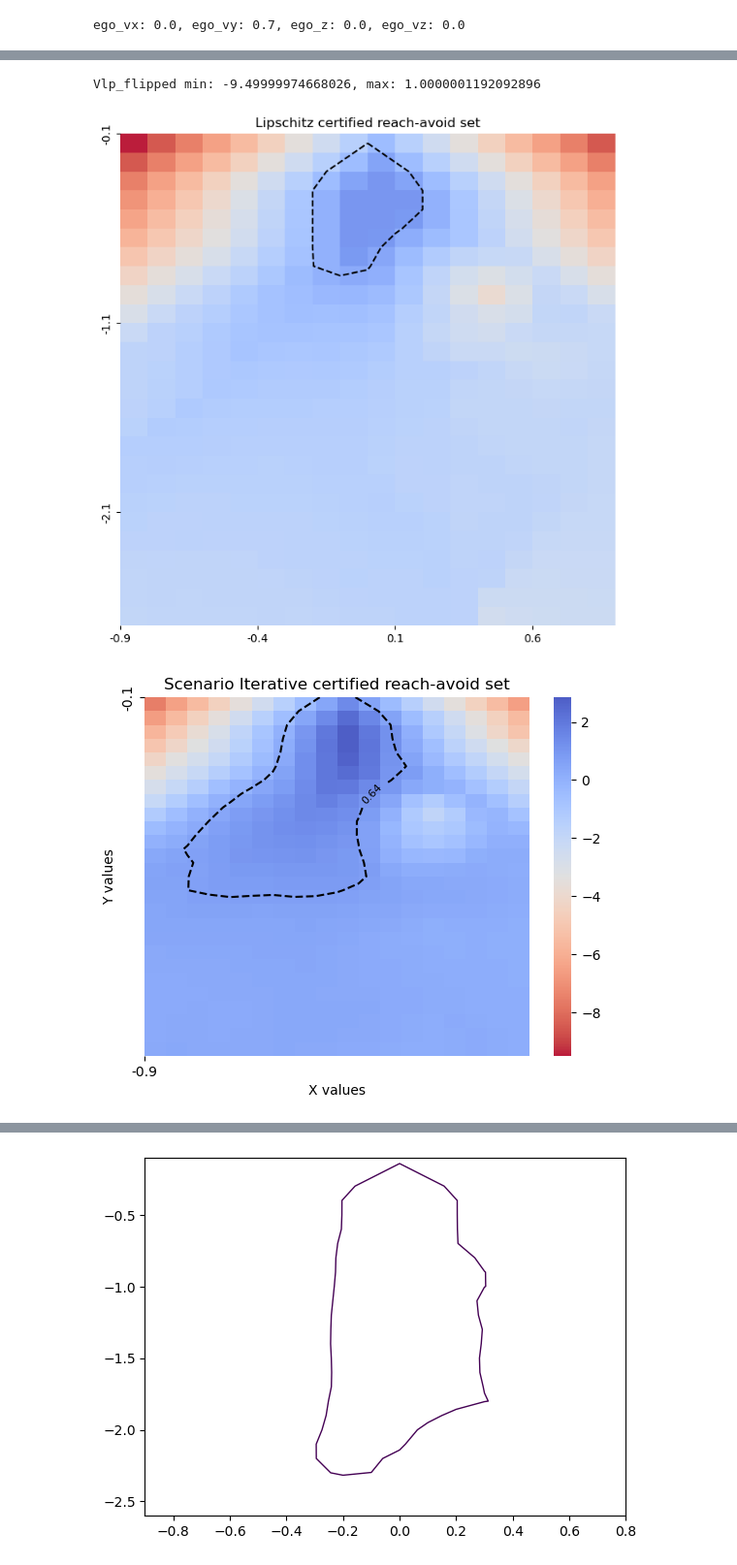
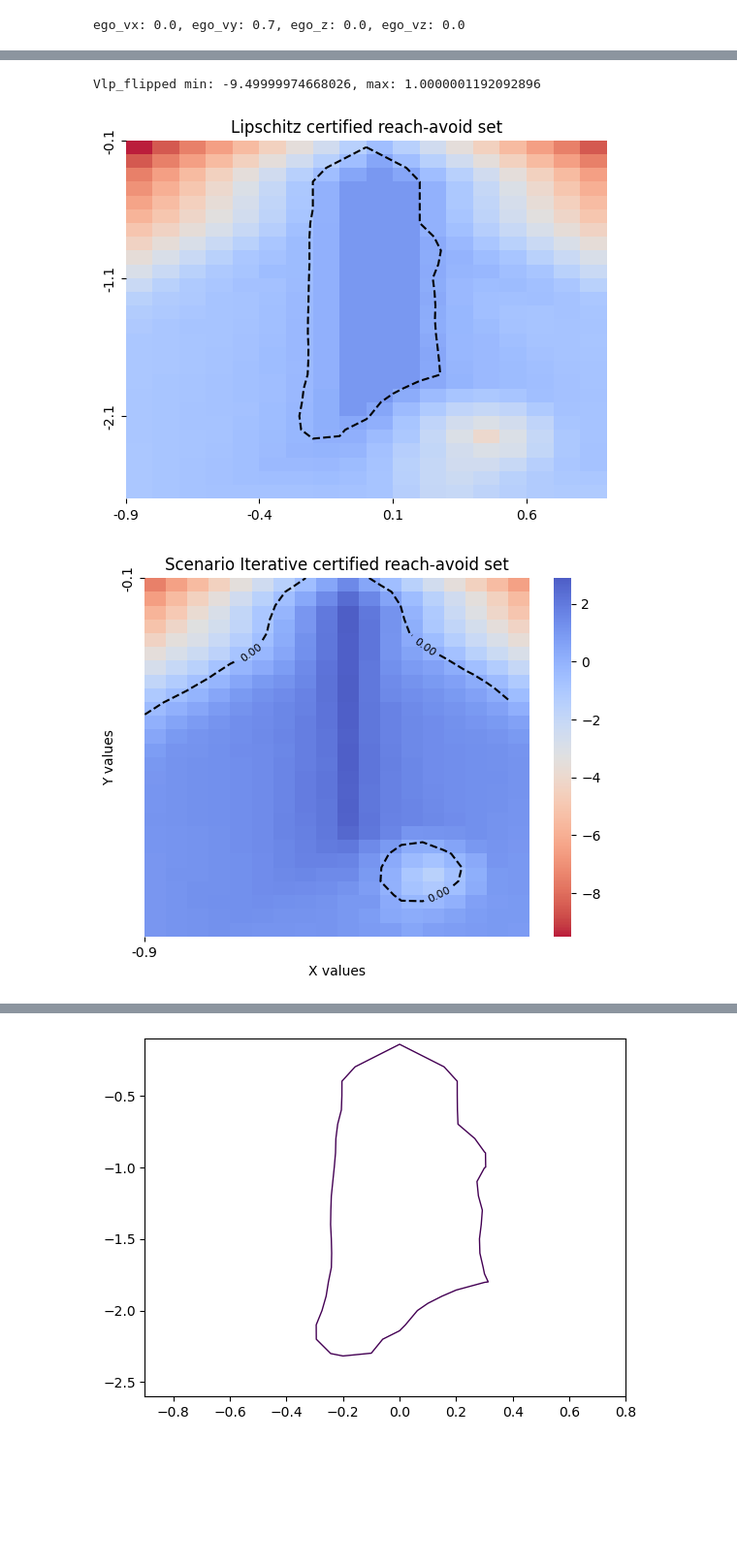
Before and after one commit to ebonyelsmith/Hierarchical_Probabilistic_Verification, a Jupyter notebook: experiment_script/droneracing_post_training_DDPG_eval_new_ebonye_updated_nodisturbance_newest_pipeline.ipynb, the cells around one changed output, grey strips where cells are left out. Shown at 97% size. Drawn from its saved outputs; the diff is of its cells as text; code cells hidden in the pictures; blank space fills up the shorter version.

```diff
--- a/experiment_script/droneracing_post_training_DDPG_eval_new_ebonye_updated_nodisturbance_newest_pipeline.ipynb
+++ b/experiment_script/droneracing_post_training_DDPG_eval_new_ebonye_updated_nodisturbance_newest_pipeline.ipynb
@@ -804,6 +811,6 @@ plt.show()
 # %%
-confidence = 0.97
-delt = 1e-16
+confidence = 0.9 # 0.97
+delt = 1e-3 #1e-16
 factor = 1
 label = 0
 # %%
@@ -2113,7 +2144,7 @@ def beta(T, Lf, Ld, epsilon_x, epsilon_d):
     tmp = 0
     # gamma = args.gamma
     tmp = Lf**T * epsilon_x #+ (1-Lf**(T))/(1-Lf)*Ld * epsilon_d #* Lf
-    print(f"radius at time {T}: {tmp}")
+    # print(f"radius at time {T}: {tmp}")
     return tmp * certification_gamma**T
 # replace beta function with radius of probabilistic estimation from scenario optimzation
 
@@ -2211,7 +2242,7 @@ Ld = 0.1
 epsilon_d = 0.1 #### try to make this larger and see what happens
 epsilon_x = 0.1 # 0.02, 0.05, 0.01, 0.1
 gamma = 0.95
-horizon = 30 #20
+horizon = 20
 env = gym.make(args.task)
 
 #Lipschitz
@@ -2917,7 +2932,7 @@ y_interval = 10
 # x_interval = 30
 # y_interval = 60
 
-fig, ax = plt.subplots(figsize=(8, 8))
+fig, ax = plt.subplots() #(figsize=(8, 8))
 fig2, ax2 = plt.subplots()
 fig5, ax5 = plt.subplots()
 fig3, ax3 = plt.subplots()
@@ -2954,6 +2969,7 @@ ax.set_yticklabels(np.round(y[::-y_interval], 1))
 # contours1 = ax.contour((X+0.9)*50, (Y+2.6)*50, Vlp_flipped, levels=[0], colors='black', linestyles='dashed')
 # contours1 = ax.contour((X+0.9)*20, (Y+2.6)*20, Vlp_flipped, levels=[0], colors='black', linestyles='dashed')
 contours1 = ax.contour((X+0.9)*10, (Y+2.6)*10, Vlp_flipped, levels=[0], colors='black', linestyles='dashed')
+# contours1 = ax.contour((X+0.9)*(1/epsilon_x), (Y+2.6)*(1/epsilon_x), Vlp_flipped, levels=[0], colors='black', linestyles='dashed')
 print(f"Vlp_flipped min: {Vlp_flipped.min()}, max: {Vlp_flipped.max()}")
 # add colorbar to the plot
 # cbar = fig.colorbar(contours1, ax=ax, orientation='vertical')
@@ -2974,8 +2990,10 @@ sns.heatmap(V_flipped, annot=False, cmap=cm.coolwarm_r,alpha = 0.9, ax=ax2,cbar=
 ax2.set_title('Scenario Iterative certified reach-avoid set')
 ax2.set_xlabel('X values')
 ax2.set_ylabel('Y values')
-x_V = np.arange(-0.9, 0.9, epsilon_x)
-y_V = np.arange(-2.6, 0, epsilon_x)
+# x_V = np.arange(-0.9, 0.9, epsilon_x)
+# y_V = np.arange(-2.6, 0, epsilon_x)
+x_V = np.arange(-0.9, 0.9, 0.1)
+y_V = np.arange(-2.6, 0, 0.1)
 X_V, Y_V = np.meshgrid(x_V, y_V)
 x_V_interval = 30
 y_V_interval = 60
@@ -2989,7 +3007,8 @@ ax2.set_xticklabels(np.round(x_V[::x_V_interval], 2))
 ax2.set_yticklabels(np.round(y_V[::-y_V_interval]+0.02, 1))
 # contours2 = ax2.contour((X_V+0.9)*50, (Y_V+2.6)*50, V_flipped, levels=[alpha], colors='black', linestyles='dashed')
 # contours2 = ax2.contour((X_V+0.9)*20, (Y_V+2.6)*20, V_flipped, levels=[alpha], colors='black', linestyles='dashed')
-contours2 = ax2.contour((X_V+0.9)*10, (Y_V+2.6)*10, V_flipped, levels=[alpha], colors='black', linestyles='dashed')
+# contours2 = ax2.contour((X_V+0.9)*10, (Y_V+2.6)*10, V_flipped, levels=[alpha], colors='black', linestyles='dashed')
+contours2 = ax2.contour((X_V+0.9)*(1/epsilon_x), (Y_V+2.6)*(1/epsilon_x), V_flipped, levels=[0], colors='black', linestyles='dashed')
 
 ax2.clabel(contours2, inline=True, fontsize=8, fmt="%.2f")
 
@@ -3013,7 +3032,8 @@ ax5.set_yticklabels(np.round(y[::-y_interval]+0.02, 1))
 
 # contours5 = ax5.contour((X+0.9)*50, (Y+2.6)*50, Vlp_scenario_updated_flipped, levels=[0], colors='black', linestyles='dashed')
 # contours5 = ax5.contour((X+0.9)*20, (Y+2.6)*20, Vlp_scenario_updated_flipped, levels=[0], colors='black', linestyles='dashed')
-contours5 = ax5.contour((X+0.9)*10, (Y+2.6)*10, Vlp_scenario_updated_flipped, levels=[0], colors='black', linestyles='dashed')
+# contours5 = ax5.contour((X+0.9)*10, (Y+2.6)*10, Vlp_scenario_updated_flipped, levels=[0], colors='black', linestyles='dashed')
+contours5 = ax5.contour((X+0.9)*(1/epsilon_x), (Y+2.6)*(1/epsilon_x), Vlp_scenario_updated_flipped, levels=[0], colors='black', linestyles='dashed')
 
 # ax5.clabel(contours5, inline=True, fontsize=8, fmt="%.2f")
 
@@ -3027,10 +3047,10 @@ sns.heatmap(Vqp_flipped, annot=False, cmap=cm.coolwarm_r,alpha = 0.9, ax=ax3,cba
 ax3.set_title('SOCP certified reach-avoid set')
 ax3.set_xlabel('X values')
 ax3.set_ylabel('Y values')
-# x_qp = np.arange(-0.9, 0.9, 0.05)
-# y_qp = np.arange(-2.6, 0, 0.05)
-x_qp = np.arange(-0.9, 0.9, epsilon_x)
-y_qp = np.arange(-2.6, 0, epsilon_x)
+x_qp = np.arange(-0.9, 0.9, 0.1)
+y_qp = np.arange(-2.6, 0, 0.1)
+# x_qp = np.arange(-0.9, 0.9, epsilon_x)
+# y_qp = np.arange(-2.6, 0, epsilon_x)
 # x_ticks = np.arange(0, len(x), x_interval)
 # y_ticks = np.arange(0, len(y), y_interval)
 x_ticks = np.arange(0, len(x_qp), x_interval)
@@ -3050,32 +3070,32 @@ contours3 = ax3.contour((X_qp+0.9)*10, (Y_qp+2.6)*10, Vqp_flipped, levels=[0], c
 
 # ax3.clabel(contours3, inline=True, fontsize=8, fmt="%.2f")
 
 # ###
 # # Vlp_scenario_flipped = np.flipud(V_lp_scenario)
 # # sns.heatmap(Vlp_scenario_flipped, annot=False, cmap=cm.Greens,alpha = 0.5, ax=ax4,cbar=False,
 # #             # xticklabels=np.round(x[::x_interval], 2),
 # #             # yticklabels=np.round(y[::-y_interval], 1)
 # #             )
 # sns.heatmap(Vlp_scenario_updated_flipped, annot=False, cmap=cm.Greens,alpha = 0.5, ax=ax4,cbar=False,
 #             # xticklabels=np.round(x[::x_interval], 2),
 #             # yticklabels=np.round(y[::-y_interval], 1)
 #             )
 # sns.heatmap(Vqp_flipped, annot=False, cmap=cm.Reds, alpha = 0.5, ax=ax4,cbar=False,
 #             )
 # ax4.set_title('SOCP and Scenario certified reach-avoid set')
 # ax4.set_xlabel('X values')
 # ax4.set_ylabel('Y values')
 # x_ticks = np.arange(0, len(x), x_interval)
 # y_ticks = np.arange(0, len(y), y_interval)
 # ax4.set_xticks(x_ticks)
 # ax4.set_yticks(y_ticks)
 # ax4.set_xticklabels(np.round(x[::x_interval], 2))
 # ax4.set_yticklabels(np.round(y[::-y_interval], 1))
 # contours4 = ax4.contour((X+0.9)*100, (Y+2.6)*100, Vqp_flipped, levels=[0], colors='black', linestyles='dashed')
 # ax4.clabel(contours4, inline=True, fontsize=8, fmt="%.2f")
 
 plt.show()
 # %% [output]
 Vlp_flipped min: -9.49999974668026, max: 1.0000001192092896
-[figure, old version]
+[figure, new version]
-[figure, old version]
+[figure, new version]
```
Also changed, not shown: parts of 16 cells of this notebook, 4 other files.
